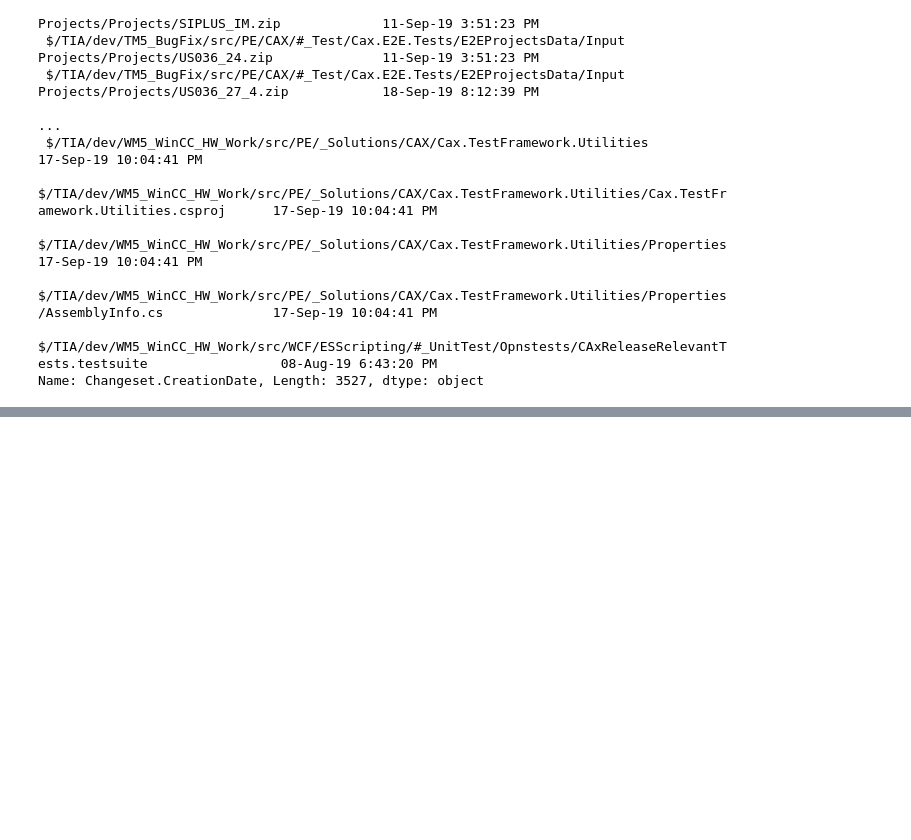
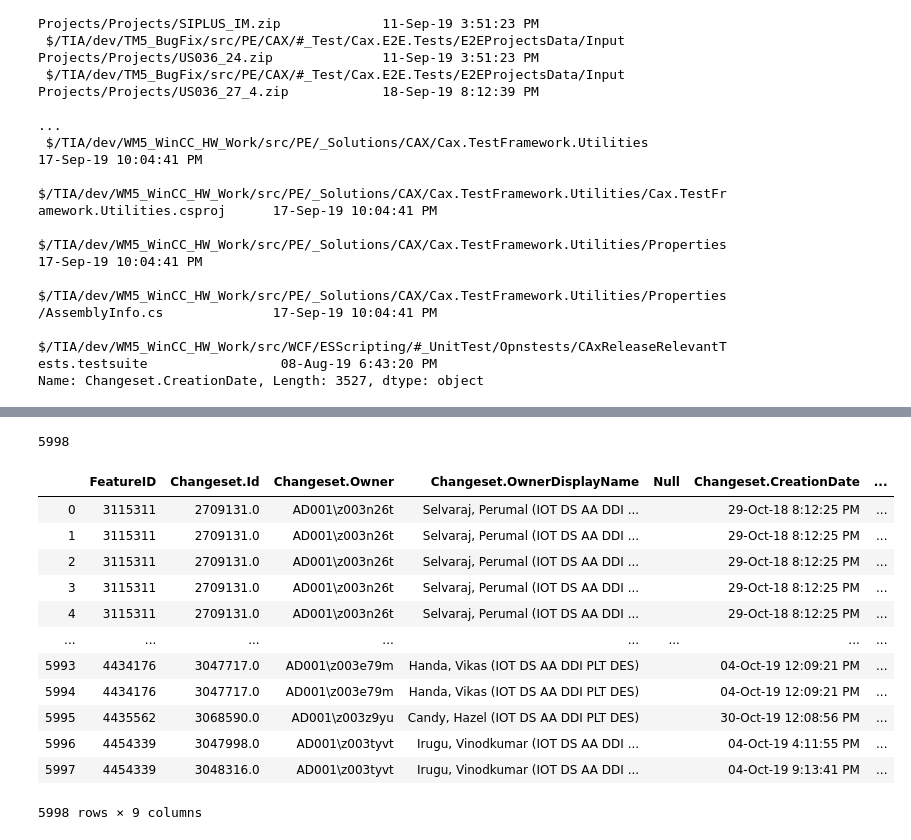
Before and after one commit to ashishraog/Doc_Files, a Jupyter notebook: Seimens_data_cleaning.ipynb, the cells around one changed output, grey strips where cells are left out. Drawn from its saved outputs; the diff is of its cells as text; code cells hidden in the pictures; blank space fills up the shorter version.

```diff
--- a/Seimens_data_cleaning.ipynb
+++ b/Seimens_data_cleaning.ipynb
@@ -150,3 +150,28 @@ Changeset.ItemServerItem
  $/TIA/dev/WM5_WinCC_HW_Work/src/PE/_Solutions/CAX/Cax.TestFramework.Utilities/Properties/AssemblyInfo.cs              17-Sep-19 10:04:41 PM
  $/TIA/dev/WM5_WinCC_HW_Work/src/WCF/ESScripting/#_UnitTest/Opnstests/CAxReleaseRelevantTests.testsuite                 08-Aug-19 6:43:20 PM
 Name: Changeset.CreationDate, Length: 3527, dtype: object
+# %%
+import re
+import pandas as pd
+def reverse_func(x):
+    return x[::-1]
+rev_patterns = re.compile('\w+\.')
+data=[]
+count=0
+
+for rows in ChangesetFile['Changeset.ItemServerItem']:
+    myfile = reverse_func(rows)
+    pattern_check=rev_patterns.search(myfile)
+    if(pattern_check==None):
+        data.append("None")
+        count=count+1
+    else:
+        all_patterns=rev_patterns.findall(myfile)
+        pattern=reverse_func(all_patterns[0])
+        print(pattern)
+        data.append(pattern)
+print(count)
+
+ChangesetFile['File_Extension']=pd.Series(data) #adding a new column
+ChangesetFile.info()
+ChangesetFile.to_csv('ChangesetFile_with_extension.csv',header=True,index=False)
@@ -152,0 +196,18 @@ Name: Changeset.CreationDate, Length: 3527, dtype: object
+# %%
+print(len(data))
+ChangesetFile
+# %% [output]
+5998
+|  | FeatureID | Changeset.Id | Changeset.Owner | Changeset.OwnerDisplayName | Null | Changeset.CreationDate | ... |
+| 0 | 3115311 | 2709131.0 | AD001\z003n26t | Selvaraj, Perumal (IOT DS AA DDI ... |  | 29-Oct-18 8:12:25 PM | ... |
+| 1 | 3115311 | 2709131.0 | AD001\z003n26t | Selvaraj, Perumal (IOT DS AA DDI ... |  | 29-Oct-18 8:12:25 PM | ... |
+| 2 | 3115311 | 2709131.0 | AD001\z003n26t | Selvaraj, Perumal (IOT DS AA DDI ... |  | 29-Oct-18 8:12:25 PM | ... |
+| 3 | 3115311 | 2709131.0 | AD001\z003n26t | Selvaraj, Perumal (IOT DS AA DDI ... |  | 29-Oct-18 8:12:25 PM | ... |
+| 4 | 3115311 | 2709131.0 | AD001\z003n26t | Selvaraj, Perumal (IOT DS AA DDI ... |  | 29-Oct-18 8:12:25 PM | ... |
+| ... | ... | ... | ... | ... | ... | ... | ... |
+| 5993 | 4434176 | 3047717.0 | AD001\z003e79m | Handa, Vikas (IOT DS AA DDI PLT DES) |  | 04-Oct-19 12:09:21 PM | ... |
+| 5994 | 4434176 | 3047717.0 | AD001\z003e79m | Handa, Vikas (IOT DS AA DDI PLT DES) |  | 04-Oct-19 12:09:21 PM | ... |
+| 5995 | 4435562 | 3068590.0 | AD001\z003z9yu | Candy, Hazel (IOT DS AA DDI PLT DES) |  | 30-Oct-19 12:08:56 PM | ... |
+| 5996 | 4454339 | 3047998.0 | AD001\z003tyvt | Irugu, Vinodkumar (IOT DS AA DDI ... |  | 04-Oct-19 4:11:55 PM | ... |
+| 5997 | 4454339 | 3048316.0 | AD001\z003tyvt | Irugu, Vinodkumar (IOT DS AA DDI ... |  | 04-Oct-19 9:13:41 PM | ... |
+5998 rows × 9 columns
```
Also changed, not shown: parts of 1 cell of this notebook.
